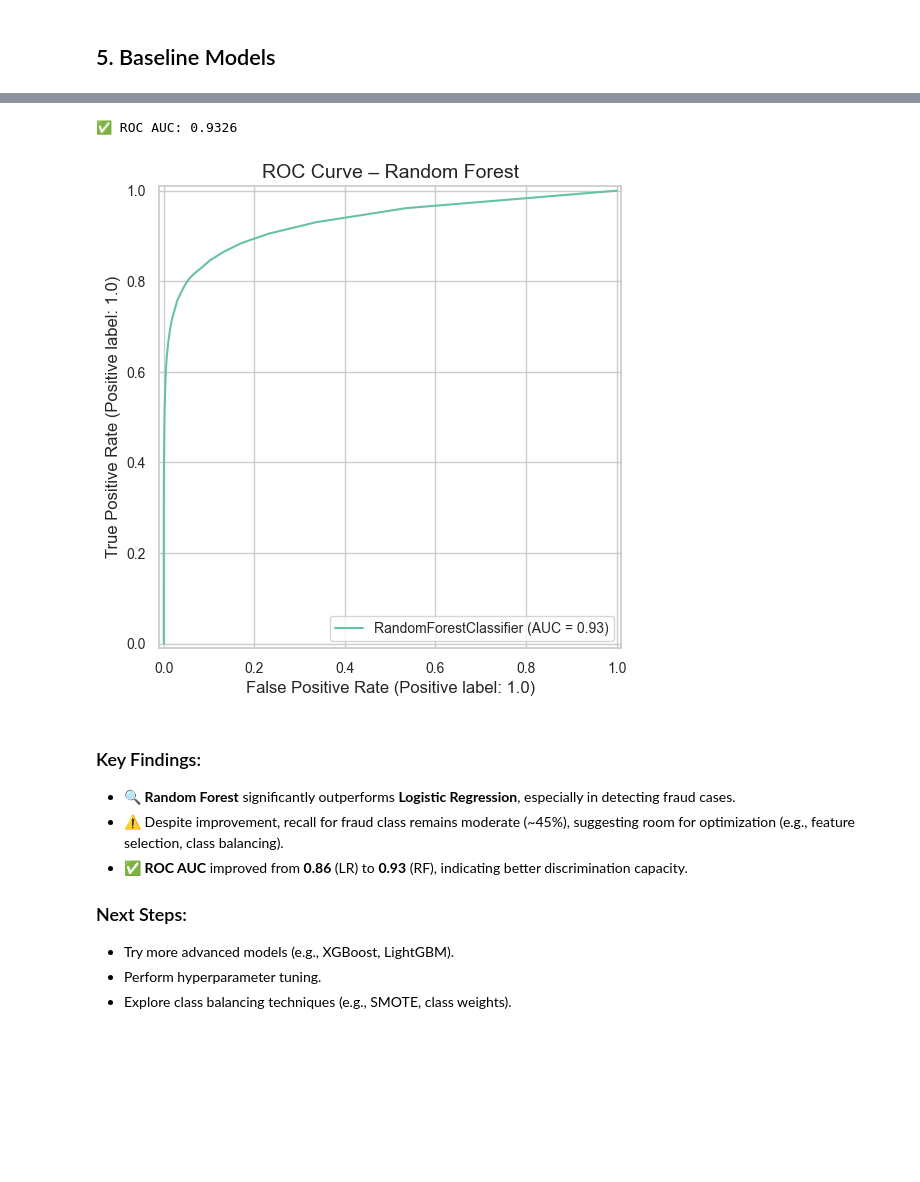
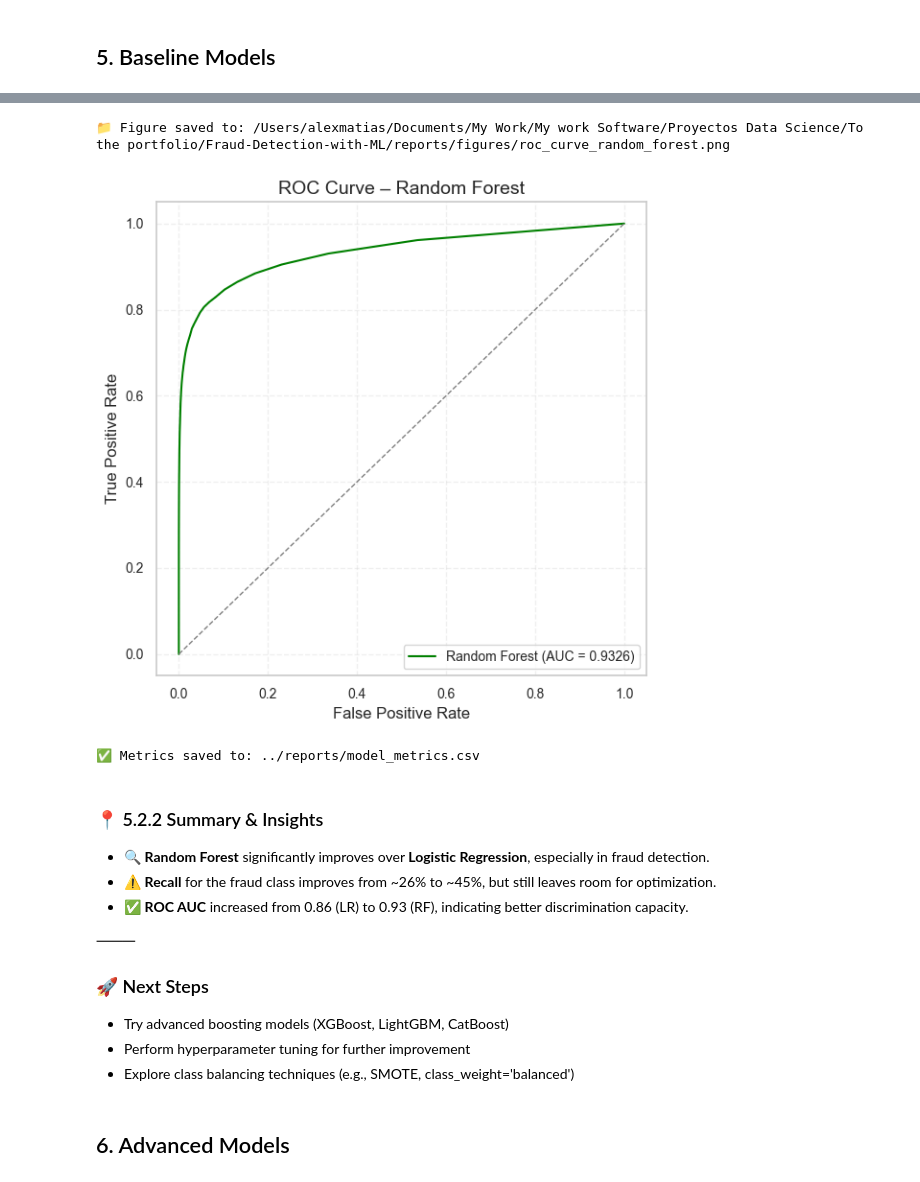
Before and after one commit to alexmatiasas/Fraud-Detection-with-ML, a Jupyter notebook: notebooks/02_Preprocessing_Modeling_in_Python.ipynb, the cells around one changed output, grey strips where cells are left out. Cells and saved outputs as stored; diff of their text form; code cells hidden in the pictures; blank space fills up the shorter version.

```diff
--- a/notebooks/02_Preprocessing_Modeling_in_Python.ipynb
+++ b/notebooks/02_Preprocessing_Modeling_in_Python.ipynb
@@ -227,24 +303,27 @@ weighted avg       0.98      0.98      0.98    118108
 # %%
-# ROC-AUC
-roc_auc_rf = roc_auc_score(y_test, y_proba_rf)
-print(f"✅ ROC AUC: {roc_auc_rf:.4f}")
-
-# ROC Curve
-RocCurveDisplay.from_estimator(rf_model, X_test, y_test)
-plt.title("ROC Curve – Random Forest")
-plt.show()
+# 📈 ROC Curve for Random Forest
+plot_roc_with_auc(
+    y_test, y_proba_rf, model_name="Random Forest", color="green", save=True
+)
 # %% [output]
-✅ ROC AUC: 0.9326
+📁 Figure saved to: /Users/alexmatias/Documents/My Work/My work Software/Proyectos Data Science/To the portfolio/Fraud-Detection-with-ML/reports/figures/roc_curve_random_forest.png
-[figure, old version]
+[figure, new version]
+# %%
+# 💾 Save metrics to CSV
+save_model_metrics_csv("Random Forest", y_test, y_pred_rf, y_proba_rf)
+# %% [output]
+✅ Metrics saved to: ../reports/model_metrics.csv
 # %% [markdown]
-### Key Findings:
+### 📍 5.2.2 Summary & Insights
+- 🔍 **Random Forest** significantly improves over **Logistic Regression**, especially in fraud detection.
+- ⚠️ **Recall** for the fraud class improves from ~26% to ~45%, but still leaves room for optimization.
+- ✅ **ROC AUC** increased from 0.86 (LR) to 0.93 (RF), indicating better discrimination capacity.
 
-- 🔍 **Random Forest** significantly outperforms **Logistic Regression**, especially in detecting fraud cases.
-- ⚠️ Despite improvement, recall for fraud class remains moderate (~45%), suggesting room for optimization (e.g., feature selection, class balancing).
-- ✅ **ROC AUC** improved from **0.86** (LR) to **0.93** (RF), indicating better discrimination capacity.
+⸻
 
-### Next Steps:
-
-- Try more advanced models (e.g., XGBoost, LightGBM).
-- Perform hyperparameter tuning.
-- Explore class balancing techniques (e.g., SMOTE, class weights).
+### 🚀 Next Steps
+- Try advanced boosting models (XGBoost, LightGBM, CatBoost)
+- Perform hyperparameter tuning for further improvement
+- Explore class balancing techniques (e.g., SMOTE, class_weight='balanced')
+# %% [markdown]
+## 6. Advanced Models
```
Also changed, not shown: parts of 135 cells of this notebook, 32 other files.
